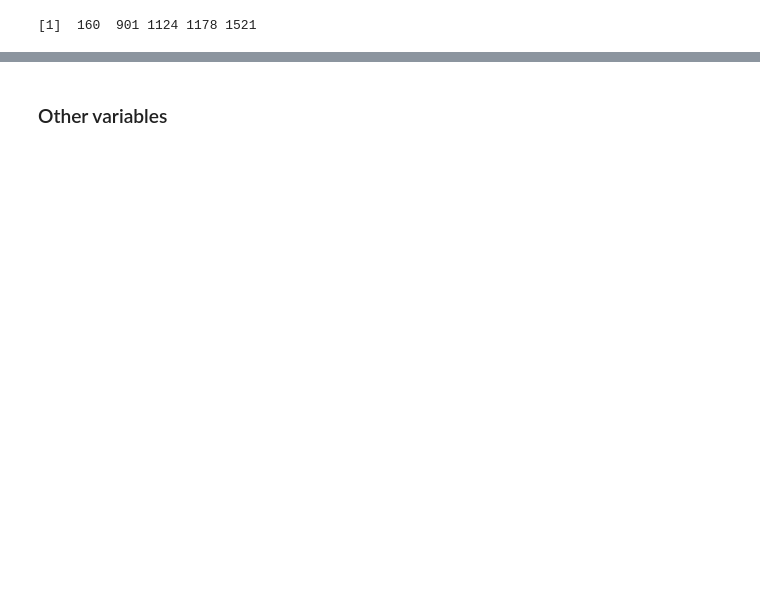
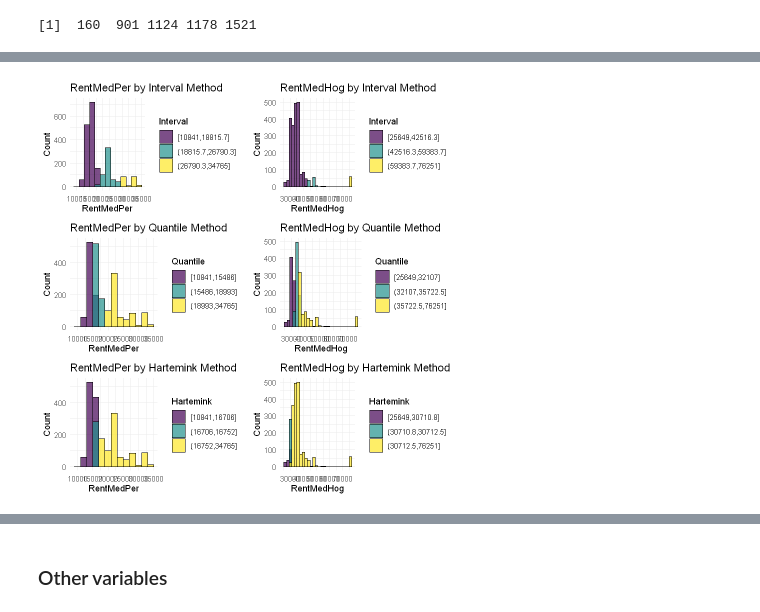
Before and after one commit to JoseLuisMaldonadoA/TFM, a Jupyter notebook: Curation.ipynb, the cells around one changed output, grey strips where cells are left out. Cells and saved outputs as stored; diff of their text form; code cells hidden in the pictures; blank space fills up the shorter version.

```diff
--- a/Curation.ipynb
+++ b/Curation.ipynb
@@ -1011,8 +1033,8 @@ print(table(merged_data$TareasHogar.PSS))
 # # Remove the row with the null value
 # merged_data <- merged_data[!is.na(merged_data$TareasHogar.PSS), ]
 
-# Recategorize TareasHogar.PSS: 1 for does housework, 2 for does not do housework
-merged_data$TareasHogar.PSS <- ifelse(merged_data$TareasHogar.PSS == 1, 1, 2)
+# Recategorize TareasHogar.PSS: 1 for does housework, 0 for does not do housework
+merged_data$TareasHogar.PSS <- ifelse(merged_data$TareasHogar.PSS == 1, 1, 0)
 
 # Check the new distribution of the TareasHogar.PSS variable
 print(table(merged_data$TareasHogar.PSS))
@@ -1578,0 +1673,62 @@ A data.frame: 2815 × 3
+# %%
+# Discretize the Income variables RentMedPer and RentMedHog using interval, quantile, and hartemink methods
+
+# Prepare variables
+income_per <- merged_data$RentMedPer
+income_hog <- merged_data$RentMedHog
+
+# Interval method
+income_per_interval <- suppressWarnings(discretize(data.frame(RentMedPer = income_per), method = "interval", breaks = 3, ordered = TRUE, debug = FALSE))
+income_hog_interval <- suppressWarnings(discretize(data.frame(RentMedHog = income_hog), method = "interval", breaks = 3, ordered = TRUE, debug = FALSE))
+
+# Quantile method
+income_per_quantile <- suppressWarnings(discretize(data.frame(RentMedPer = income_per), method = "quantile", breaks = 3, ordered = TRUE, debug = FALSE))
+income_hog_quantile <- suppressWarnings(discretize(data.frame(RentMedHog = income_hog), method = "quantile", breaks = 3, ordered = TRUE, debug = FALSE))
+
+# Hartemink method
+income_hartemink <- suppressWarnings(discretize(data.frame(RentMedPer = income_per, RentMedHog = income_hog), method = "hartemink", breaks = 3, ordered = TRUE, debug = FALSE))
+
+cat("Interval counts for RentMedPer (interval method):")
+print(table(income_per_interval$RentMedPer))
+cat("\n Interval counts for RentMedPer (quantile method):")
+print(table(income_per_quantile$RentMedPer))
+cat("\nInterval counts for RentMedPer (hartemink method):")
+print(table(income_hartemink$RentMedPer))
+cat("\nInterval counts for RentMedHog (interval method):")
+print(table(income_hog_interval$RentMedHog))
+cat("\nInterval counts for RentMedHog (quantile method):")
+print(table(income_hog_quantile$RentMedHog))
+cat("\nInterval counts for RentMedHog (hartemink method):")
+print(table(income_hartemink$RentMedHog))
+
+library(gridExtra)
+# Plot for RentMedPer
+p1 <- ggplot(data.frame(RentMedPer = income_per, Interval = income_per_interval$RentMedPer), aes(x = RentMedPer, fill = Interval)) +
+    geom_histogram(binwidth = 2000, color = "black", position = "identity", alpha = 0.7) +
+    labs(title = "RentMedPer by Interval Method", x = "RentMedPer", y = "Count", fill = "Interval") +
+    theme_minimal()
+p2 <- ggplot(data.frame(RentMedPer = income_per, Quantile = income_per_quantile$RentMedPer), aes(x = RentMedPer, fill = Quantile)) +
+    geom_histogram(binwidth = 2000, color = "black", position = "identity", alpha = 0.7) +
+    labs(title = "RentMedPer by Quantile Method", x = "RentMedPer", y = "Count", fill = "Quantile") +
+    theme_minimal()
+p3 <- ggplot(data.frame(RentMedPer = income_per, Hartemink = income_hartemink$RentMedPer), aes(x = RentMedPer, fill = Hartemink)) +
+    geom_histogram(binwidth = 2000, color = "black", position = "identity", alpha = 0.7) +
+    labs(title = "RentMedPer by Hartemink Method", x = "RentMedPer", y = "Count", fill = "Hartemink") +
+    theme_minimal()
+# Plot for RentMedHog
+p4 <- ggplot(data.frame(RentMedHog = income_hog, Interval = income_hog_interval$RentMedHog), aes(x = RentMedHog, fill = Interval)) +
+    geom_histogram(binwidth = 2000, color = "black", position = "identity", alpha = 0.7) +
+    labs(title = "RentMedHog by Interval Method", x = "RentMedHog", y = "Count", fill = "Interval") +
+    theme_minimal()
+p5 <- ggplot(data.frame(RentMedHog = income_hog, Quantile = income_hog_quantile$RentMedHog), aes(x = RentMedHog, fill = Quantile)) +
+    geom_histogram(binwidth = 2000, color = "black", position = "identity", alpha = 0.7) +
+    labs(title = "RentMedHog by Quantile Method", x = "RentMedHog", y = "Count", fill = "Quantile") +
+    theme_minimal()
+p6 <- ggplot(data.frame(RentMedHog = income_hog, Hartemink = income_hartemink$RentMedHog), aes(x = RentMedHog, fill = Hartemink)) +
+    geom_histogram(binwidth = 2000, color = "black", position = "identity", alpha = 0.7) +
+    labs(title = "RentMedHog by Hartemink Method", x = "RentMedHog", y = "Count", fill = "Hartemink") +
+    theme_minimal()
+
+# Arrange all plots
+suppressWarnings(grid.arrange(p1, p4, p2, p5, p3, p6, ncol = 2))
+# %% [output]
@@ -1578,0 +1752 @@ A data.frame: 2815 × 3
+[figure, added]
```
Also changed, not shown: parts of 61 cells of this notebook.
